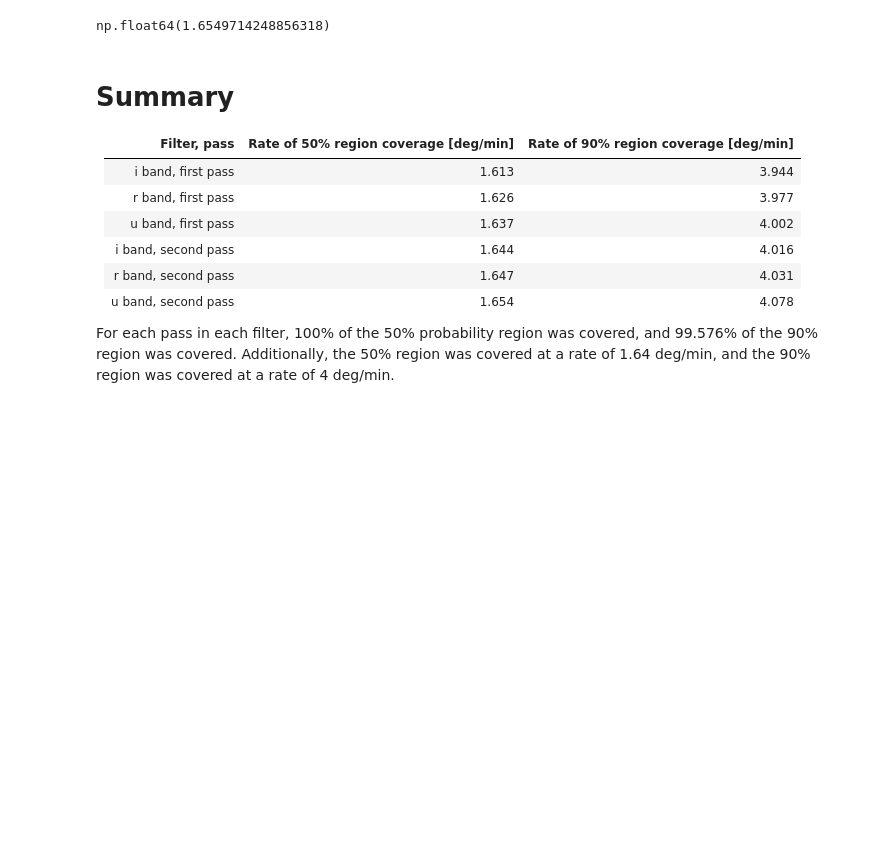
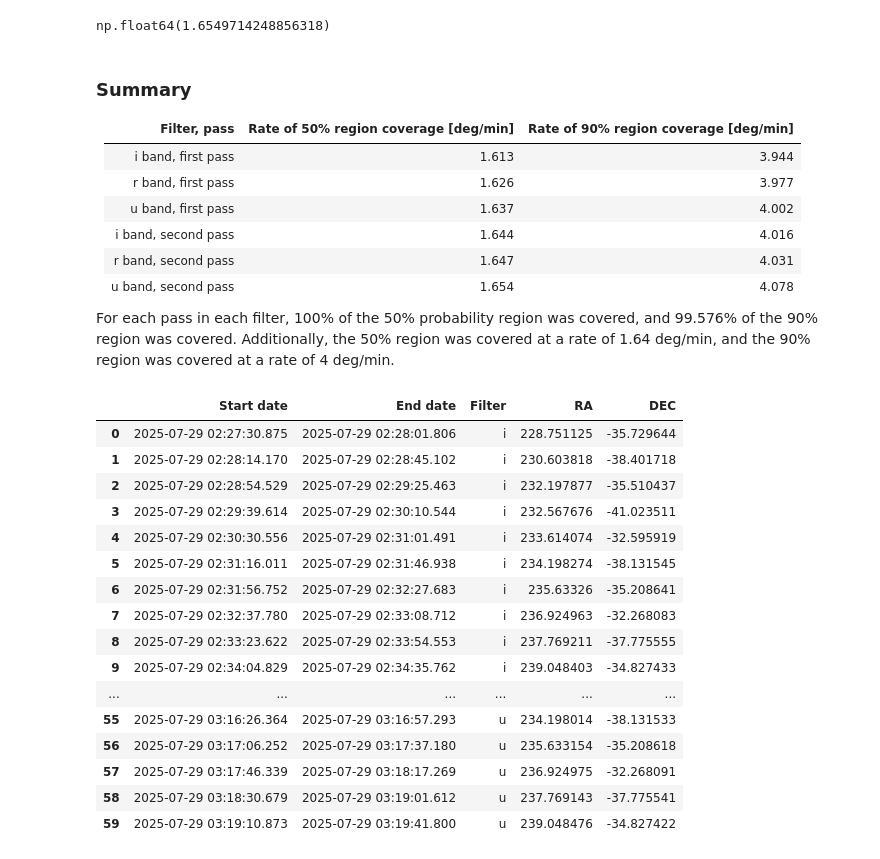
Before and after one commit to lsst-sitcom/ToO-analysis-tools, a Jupyter notebook: notebooks/PointingEfficiency.ipynb, the cells around one changed output. Cells and saved outputs as stored; diff of their text form; code cells hidden in the pictures; blank space fills up the shorter version.

```diff
--- a/notebooks/PointingEfficiency.ipynb
+++ b/notebooks/PointingEfficiency.ipynb
@@ -611,7 +611,7 @@ np.cumsum(areaTime50)[-1]/((timeOfObs[-4] - np.min(timeOfObs)).value * 10**-9 /
 # %% [output]
 np.float64(1.6549714248856318)
 # %% [markdown]
-# Summary
+### Summary
 
 | Filter, pass        | Rate of 50% region coverage [deg/min] | Rate of 90% region coverage [deg/min] |
 |---------------------|---------------------------------------|---------------------------------------|
@@ -623,3 +623,23 @@ np.float64(1.6549714248856318)
 | u band, second pass | 1.654                                 | 4.078                                 |
 
 For each pass in each filter, 100% of the 50% probability region was covered, and 99.576% of the 90% region was covered. Additionally, the 50% region was covered at a rate of 1.64 deg/min, and the 90% region was covered at a rate of 4 deg/min.
+# %%
+ToODF
+# %% [output]
+|  | Start date | End date | Filter | RA | DEC |
+| 0 | 2025-07-29 02:27:30.875 | 2025-07-29 02:28:01.806 | i | 228.751125 | -35.729644 |
+| 1 | 2025-07-29 02:28:14.170 | 2025-07-29 02:28:45.102 | i | 230.603818 | -38.401718 |
+| 2 | 2025-07-29 02:28:54.529 | 2025-07-29 02:29:25.463 | i | 232.197877 | -35.510437 |
+| 3 | 2025-07-29 02:29:39.614 | 2025-07-29 02:30:10.544 | i | 232.567676 | -41.023511 |
+| 4 | 2025-07-29 02:30:30.556 | 2025-07-29 02:31:01.491 | i | 233.614074 | -32.595919 |
+| 5 | 2025-07-29 02:31:16.011 | 2025-07-29 02:31:46.938 | i | 234.198274 | -38.131545 |
+| 6 | 2025-07-29 02:31:56.752 | 2025-07-29 02:32:27.683 | i | 235.63326 | -35.208641 |
+| 7 | 2025-07-29 02:32:37.780 | 2025-07-29 02:33:08.712 | i | 236.924963 | -32.268083 |
+| 8 | 2025-07-29 02:33:23.622 | 2025-07-29 02:33:54.553 | i | 237.769211 | -37.775555 |
+| 9 | 2025-07-29 02:34:04.829 | 2025-07-29 02:34:35.762 | i | 239.048403 | -34.827433 |
+| ... | ... | ... | ... | ... | ... |
+| 55 | 2025-07-29 03:16:26.364 | 2025-07-29 03:16:57.293 | u | 234.198014 | -38.131533 |
+| 56 | 2025-07-29 03:17:06.252 | 2025-07-29 03:17:37.180 | u | 235.633154 | -35.208618 |
+| 57 | 2025-07-29 03:17:46.339 | 2025-07-29 03:18:17.269 | u | 236.924975 | -32.268091 |
+| 58 | 2025-07-29 03:18:30.679 | 2025-07-29 03:19:01.612 | u | 237.769143 | -37.775541 |
+| 59 | 2025-07-29 03:19:10.873 | 2025-07-29 03:19:41.800 | u | 239.048476 | -34.827422 |
```
Also changed, not shown: 1 other file.
